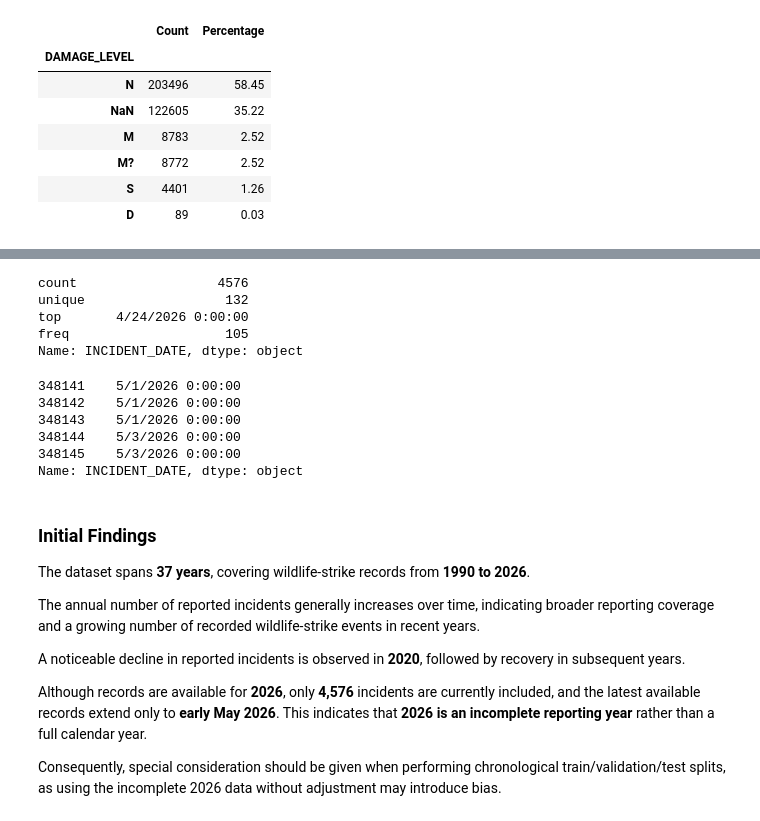
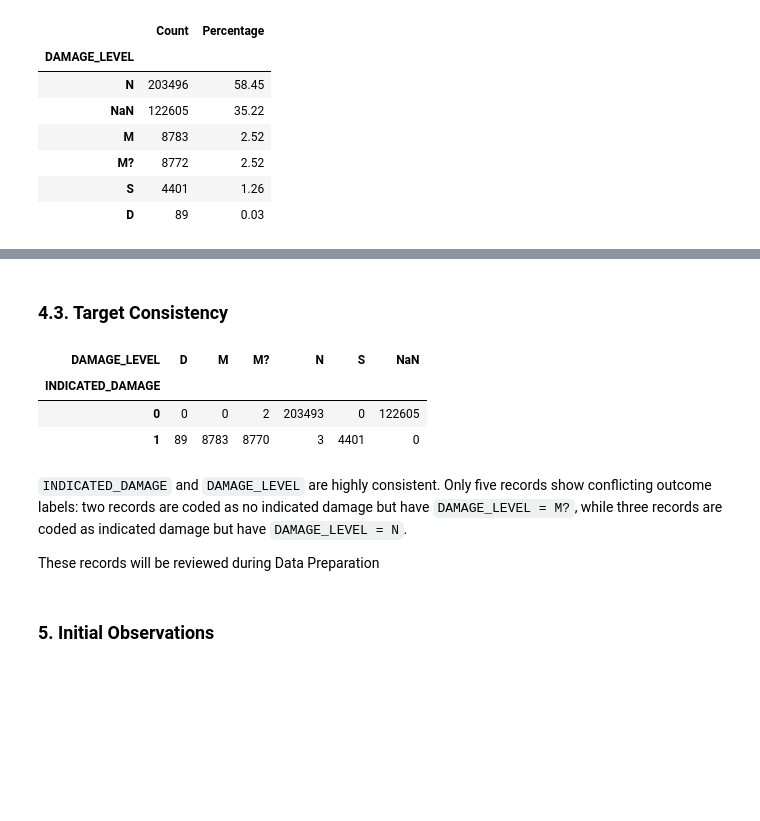
Before and after one commit to Gdfhf/faa-wildlife-strike-damage-analysis, a Jupyter notebook: notebooks/01_data_understanding.ipynb, the cells around one changed output, grey strips where cells are left out. Saved outputs shown, nothing was run; the diff lists cells and outputs as text; code cells hidden in the pictures; blank space fills up the shorter version.

Commit message:
Refine data understanding notebook

```diff
--- a/notebooks/01_data_understanding.ipynb
+++ b/notebooks/01_data_understanding.ipynb
@@ -481,31 +541,20 @@ records_per_year
-# %%
-df[df["INCIDENT_YEAR"] == 2026]["INCIDENT_DATE"].describe()
-# %% [output]
-count                  4576
-unique                  132
-top       4/24/2026 0:00:00
-freq                    105
-Name: INCIDENT_DATE, dtype: object
-# %%
-incident_2026 = df[df["INCIDENT_YEAR"] == 2026]
-incident_2026["INCIDENT_DATE"].tail()
-# %% [output]
-348141    5/1/2026 0:00:00
-348142    5/1/2026 0:00:00
-348143    5/1/2026 0:00:00
-348144    5/3/2026 0:00:00
-348145    5/3/2026 0:00:00
-Name: INCIDENT_DATE, dtype: object
-# %% [markdown]
-### Initial Findings
-
-The dataset spans **37 years**, covering wildlife-strike records from **1990 to 2026**.
-
-The annual number of reported incidents generally increases over time, indicating broader reporting coverage and a growing number of recorded wildlife-strike events in recent years.
-
-A noticeable decline in reported incidents is observed in **2020**, followed by recovery in subsequent years.
-
-Although records are available for **2026**, only **4,576** incidents are currently included, and the latest available records extend only to **early May 2026**. This indicates that **2026 is an incomplete reporting year** rather than a full calendar year.
-
-Consequently, special consideration should be given when performing chronological train/validation/test splits, as using the incomplete 2026 data without adjustment may introduce bias.
+# %% [markdown]
+### 4.3. Target Consistency
+# %%
+pd.crosstab(
+    df["INDICATED_DAMAGE"],
+    df["DAMAGE_LEVEL"],
+    dropna=False
+)
+# %% [output]
+| DAMAGE_LEVEL | D | M | M? | N | S | NaN |
+| INDICATED_DAMAGE |  |  |  |  |  |  |
+| 0 | 0 | 0 | 2 | 203493 | 0 | 122605 |
+| 1 | 89 | 8783 | 8770 | 3 | 4401 | 0 |
+# %% [markdown]
+`INDICATED_DAMAGE` and `DAMAGE_LEVEL` are highly consistent. Only five records show conflicting outcome labels: two records are coded as no indicated damage but have `DAMAGE_LEVEL = M?`, while three records are coded as indicated damage but have `DAMAGE_LEVEL = N`.
+
+These records will be reviewed during Data Preparation
+# %% [markdown]
+### **5.  Initial Observations**
 # %% [markdown]
```
Also changed, not shown: parts of 45 cells of this notebook.
